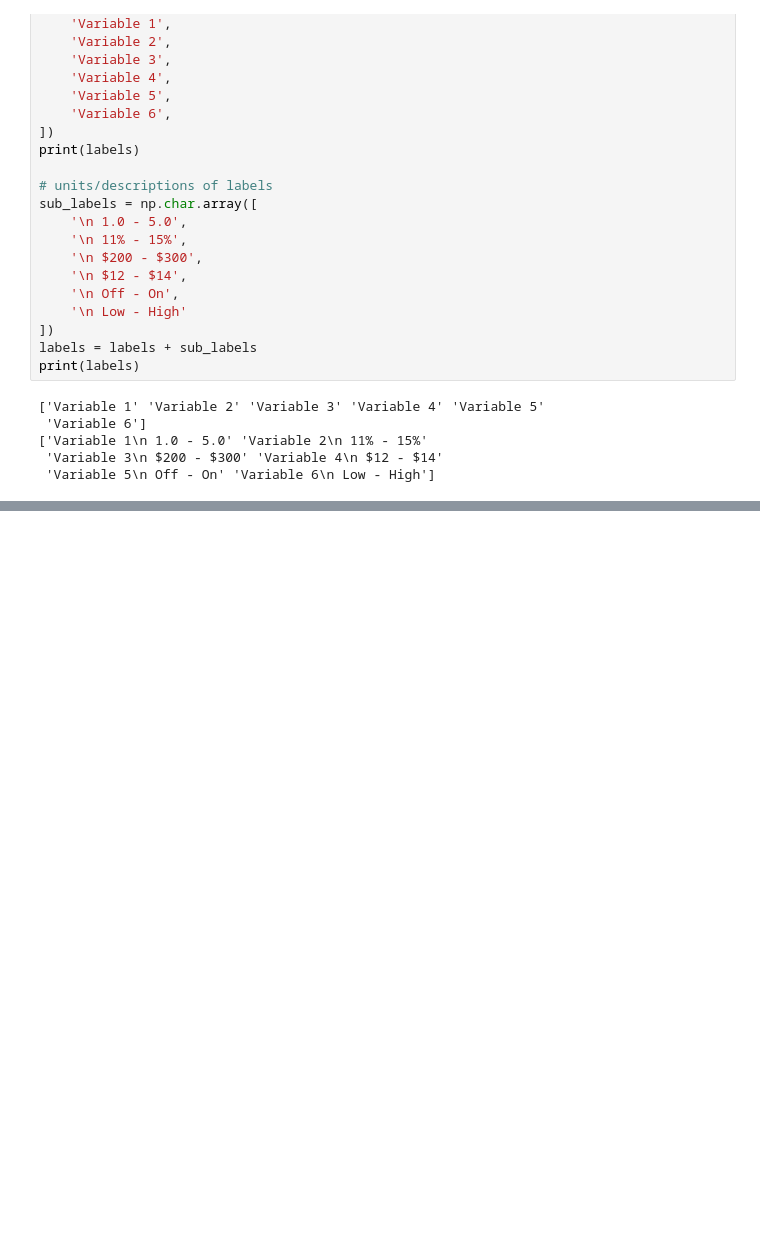
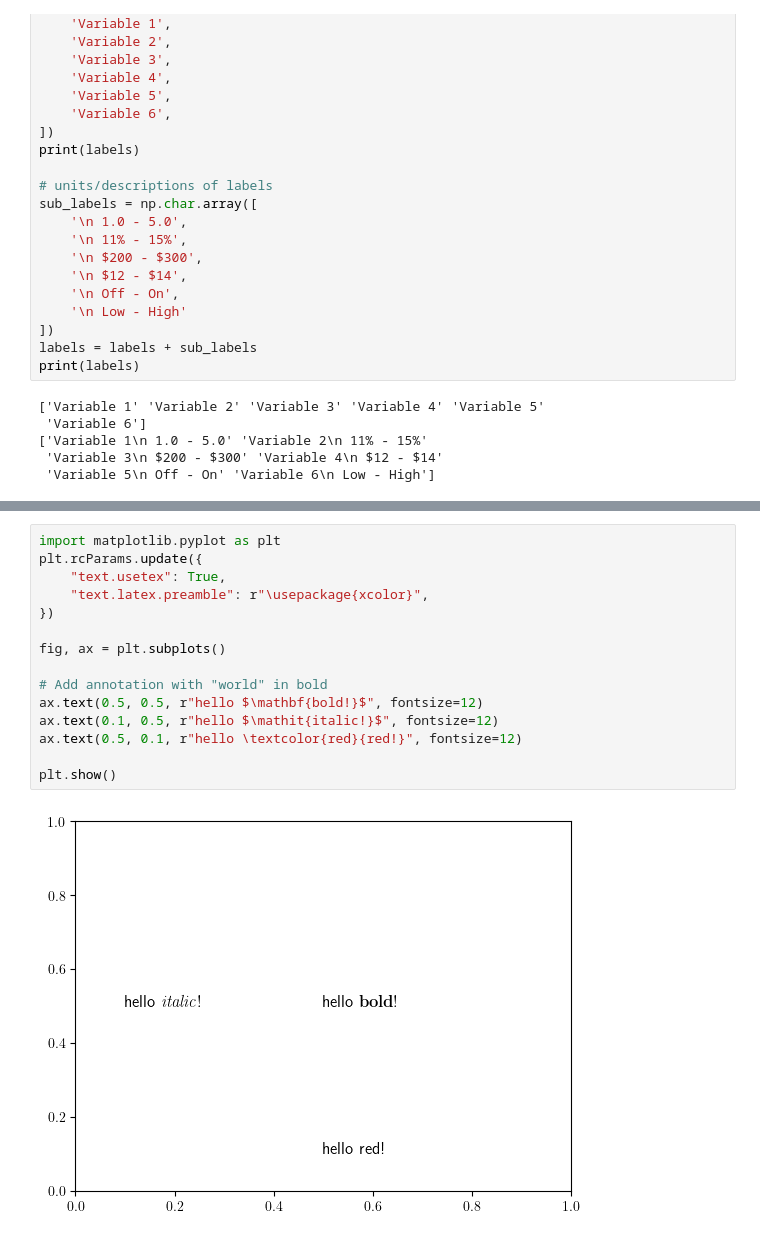
Before and after one commit to JosephBARBIERDARNAL/Sandbox, a Jupyter notebook: python-graph-gallery.ipynb, the cells around one changed output, grey strips where cells are left out. Saved outputs shown, nothing was run; the diff lists cells and outputs as text; blank space fills up the shorter version.

```diff
--- a/python-graph-gallery.ipynb
+++ b/python-graph-gallery.ipynb
@@ -135,0 +253,17 @@ print(labels)
+# %%
+import matplotlib.pyplot as plt
+plt.rcParams.update({
+    "text.usetex": True,
+    "text.latex.preamble": r"\usepackage{xcolor}",
+})
+
+fig, ax = plt.subplots()
+
+# Add annotation with "world" in bold
+ax.text(0.5, 0.5, r"hello $\mathbf{bold!}$", fontsize=12)
+ax.text(0.1, 0.5, r"hello $\mathit{italic!}$", fontsize=12)
+ax.text(0.5, 0.1, r"hello \textcolor{red}{red!}", fontsize=12)
+
+plt.show()
+# %% [output]
+[figure, added]
```
Also changed, not shown: parts of 4 cells of this notebook, 2 other files.
